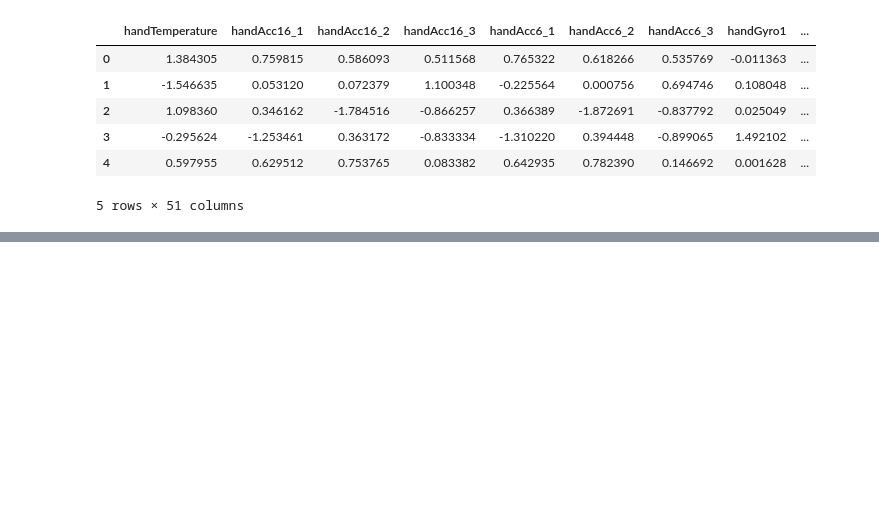
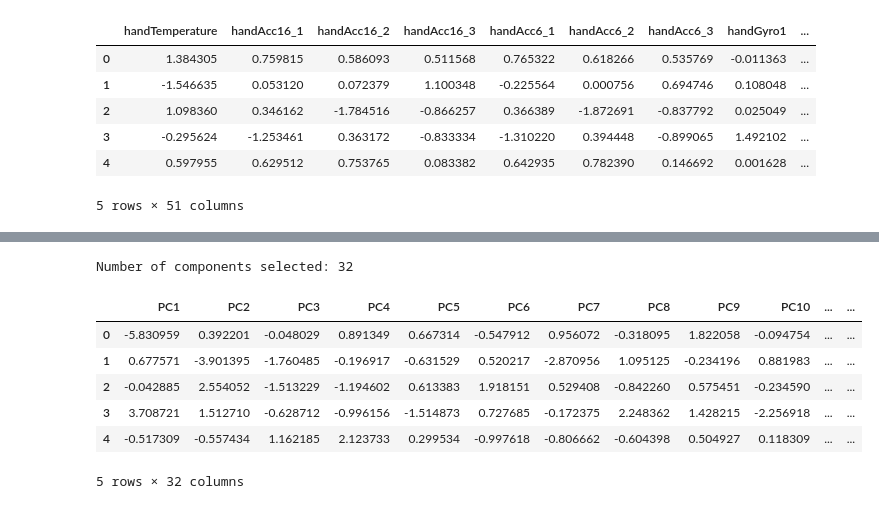
Before and after one commit to Jiarui-Chen/physical-activity-clustering, a Jupyter notebook: preprocess/preprocess.ipynb, the cells around one changed output, grey strips where cells are left out. Cells and saved outputs as stored; diff of their text form; code cells hidden in the pictures; blank space fills up the shorter version.

```diff
--- a/preprocess/preprocess.ipynb
+++ b/preprocess/preprocess.ipynb
@@ -96,0 +129,16 @@ raw_scaled.head(5)
+# %%
+# Number of components selected
+n_components = pca.n_components_
+print(f'Number of components selected: {n_components}')
+
+# Check principal components
+pca_df.head()
+# %% [output]
+Number of components selected: 32
+|  | PC1 | PC2 | PC3 | PC4 | PC5 | PC6 | PC7 | PC8 | PC9 | PC10 | ... | ... |
+| 0 | -5.830959 | 0.392201 | -0.048029 | 0.891349 | 0.667314 | -0.547912 | 0.956072 | -0.318095 | 1.822058 | -0.094754 | ... | ... |
+| 1 | 0.677571 | -3.901395 | -1.760485 | -0.196917 | -0.631529 | 0.520217 | -2.870956 | 1.095125 | -0.234196 | 0.881983 | ... | ... |
+| 2 | -0.042885 | 2.554052 | -1.513229 | -1.194602 | 0.613383 | 1.918151 | 0.529408 | -0.842260 | 0.575451 | -0.234590 | ... | ... |
+| 3 | 3.708721 | 1.512710 | -0.628712 | -0.996156 | -1.514873 | 0.727685 | -0.172375 | 2.248362 | 1.428215 | -2.256918 | ... | ... |
+| 4 | -0.517309 | -0.557434 | 1.162185 | 2.123733 | 0.299534 | -0.997618 | -0.806662 | -0.604398 | 0.504927 | 0.118309 | ... | ... |
+5 rows × 32 columns
```
Also changed, not shown: parts of 9 cells of this notebook.
